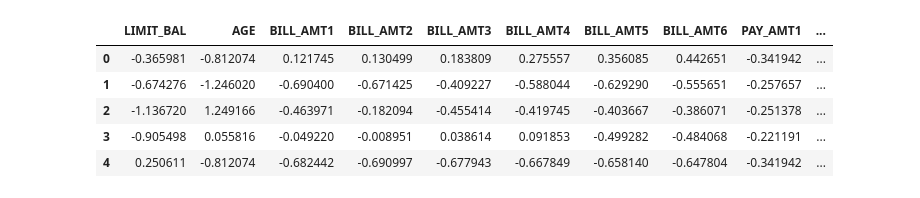
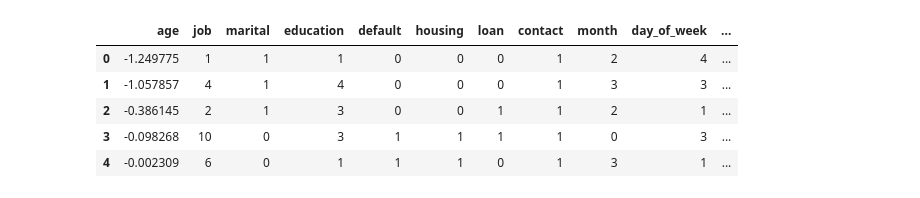
Before and after one commit to VRM1/PytorchRecipes, a Jupyter notebook: Examples/XGB.ipynb, the cells around one changed output. Drawn from its saved outputs; the diff is of its cells as text; code cells hidden in the pictures.

```diff
--- a/Examples/XGB.ipynb
+++ b/Examples/XGB.ipynb
@@ -37,25 +37,27 @@ IS_LOCAL = True
 
 import os
 # %%
-label = 'default.payment.next.month'
-train_df = pd.read_csv('/home/vineeth/Documents/GitWorkSpace/PytorchRecipes/SimpleMLP/Dataset/defaultCredit/fold0/train/data.csv')
-valid_df = pd.read_csv('/home/vineeth/Documents/GitWorkSpace/PytorchRecipes/SimpleMLP/Dataset/defaultCredit/fold0/valid/data.csv')
-test_df = pd.read_csv('/home/vineeth/Documents/GitWorkSpace/PytorchRecipes/SimpleMLP/Dataset/defaultCredit/fold0/test/data.csv')
+lukup = {'defaultCredit':'default.payment.next.month', 'bank':'y'}
+name = 'bank'
+label = lukup[name]
+train_df = pd.read_csv('/home/vineeth/Documents/GitWorkSpace/PytorchRecipes/SimpleMLP/Dataset/{}/fold0/train/data.csv'.format(name))
+valid_df = pd.read_csv('/home/vineeth/Documents/GitWorkSpace/PytorchRecipes/SimpleMLP/Dataset/{}/fold0/valid/data.csv'.format(name))
+test_df = pd.read_csv('/home/vineeth/Documents/GitWorkSpace/PytorchRecipes/SimpleMLP/Dataset/{}/fold0/test/data.csv'.format(name))
 train_label, valid_label, test_label = train_df[label], valid_df[label], test_df[label]
-numerical_feat = pd.read_csv('/home/vineeth/Documents/GitWorkSpace/PytorchRecipes/SimpleMLP/Dataset/defaultCredit/numerical_clms.csv').columns
-train_df = train_df[numerical_feat]
-valid_df = valid_df[numerical_feat]
-test_df = test_df[numerical_feat]
+train_df, valid_df, test_df = train_df.drop(label, axis=1), valid_df.drop(label, axis=1), test_df.drop(label, axis=1)
+# numerical_feat = pd.read_csv('/home/vineeth/Documents/GitWorkSpace/PytorchRecipes/SimpleMLP/Dataset/{}/numerical_clms.csv'.format(name)).columns
+# train_df = train_df[numerical_feat]
+# valid_df = valid_df[numerical_feat]
+# test_df = test_df[numerical_feat]
 predictors = train_df.columns
+train_df.head()
+# %% [output]
+|  | age | job | marital | education | default | housing | loan | contact | month | day_of_week | ... |
+| 0 | -1.249775 | 1 | 1 | 1 | 0 | 0 | 0 | 1 | 2 | 4 | ... |
+| 1 | -1.057857 | 4 | 1 | 4 | 0 | 0 | 0 | 1 | 3 | 3 | ... |
+| 2 | -0.386145 | 2 | 1 | 3 | 0 | 0 | 1 | 1 | 2 | 1 | ... |
+| 3 | -0.098268 | 10 | 0 | 3 | 1 | 1 | 1 | 1 | 0 | 3 | ... |
+| 4 | -0.002309 | 6 | 0 | 1 | 1 | 1 | 0 | 1 | 3 | 1 | ... |
-# %%
-train_df.head()
-# %% [output]
-|  | LIMIT_BAL | AGE | BILL_AMT1 | BILL_AMT2 | BILL_AMT3 | BILL_AMT4 | BILL_AMT5 | BILL_AMT6 | PAY_AMT1 | ... |
-| 0 | -0.365981 | -0.812074 | 0.121745 | 0.130499 | 0.183809 | 0.275557 | 0.356085 | 0.442651 | -0.341942 | ... |
-| 1 | -0.674276 | -1.246020 | -0.690400 | -0.671425 | -0.409227 | -0.588044 | -0.629290 | -0.555651 | -0.257657 | ... |
-| 2 | -1.136720 | 1.249166 | -0.463971 | -0.182094 | -0.455414 | -0.419745 | -0.403667 | -0.386071 | -0.251378 | ... |
-| 3 | -0.905498 | 0.055816 | -0.049220 | -0.008951 | 0.038614 | 0.091853 | -0.499282 | -0.484068 | -0.221191 | ... |
-| 4 | 0.250611 | -0.812074 | -0.682442 | -0.690997 | -0.677943 | -0.667849 | -0.658140 | -0.647804 | -0.341942 | ... |
 # %%
 # Prepare the train and valid datasets
 dtrain = xgb.DMatrix(train_df.values, train_label.values.flatten(), feature_names=predictors)
```
Also changed, not shown: parts of 4 cells of this notebook, 16 other files.
